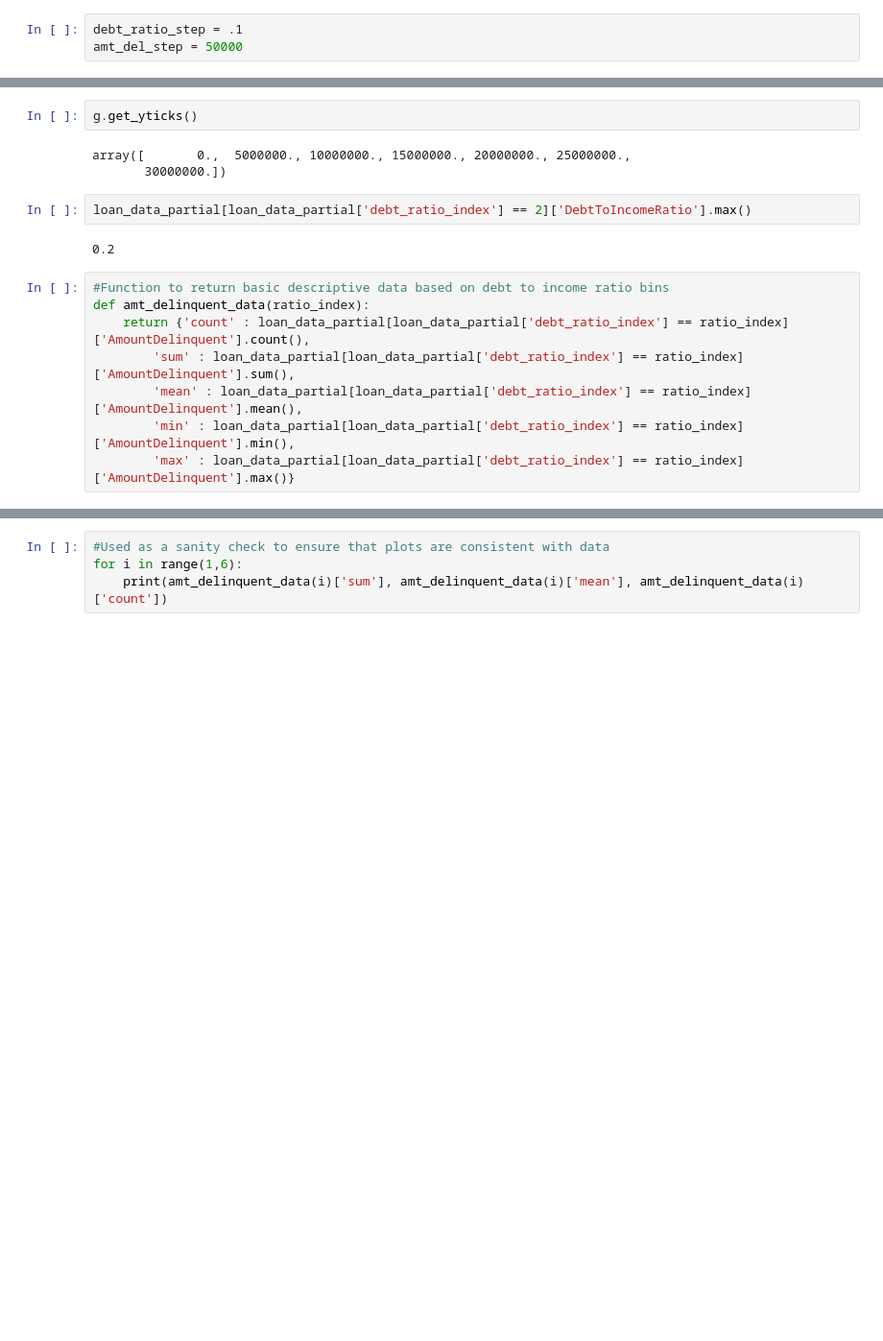
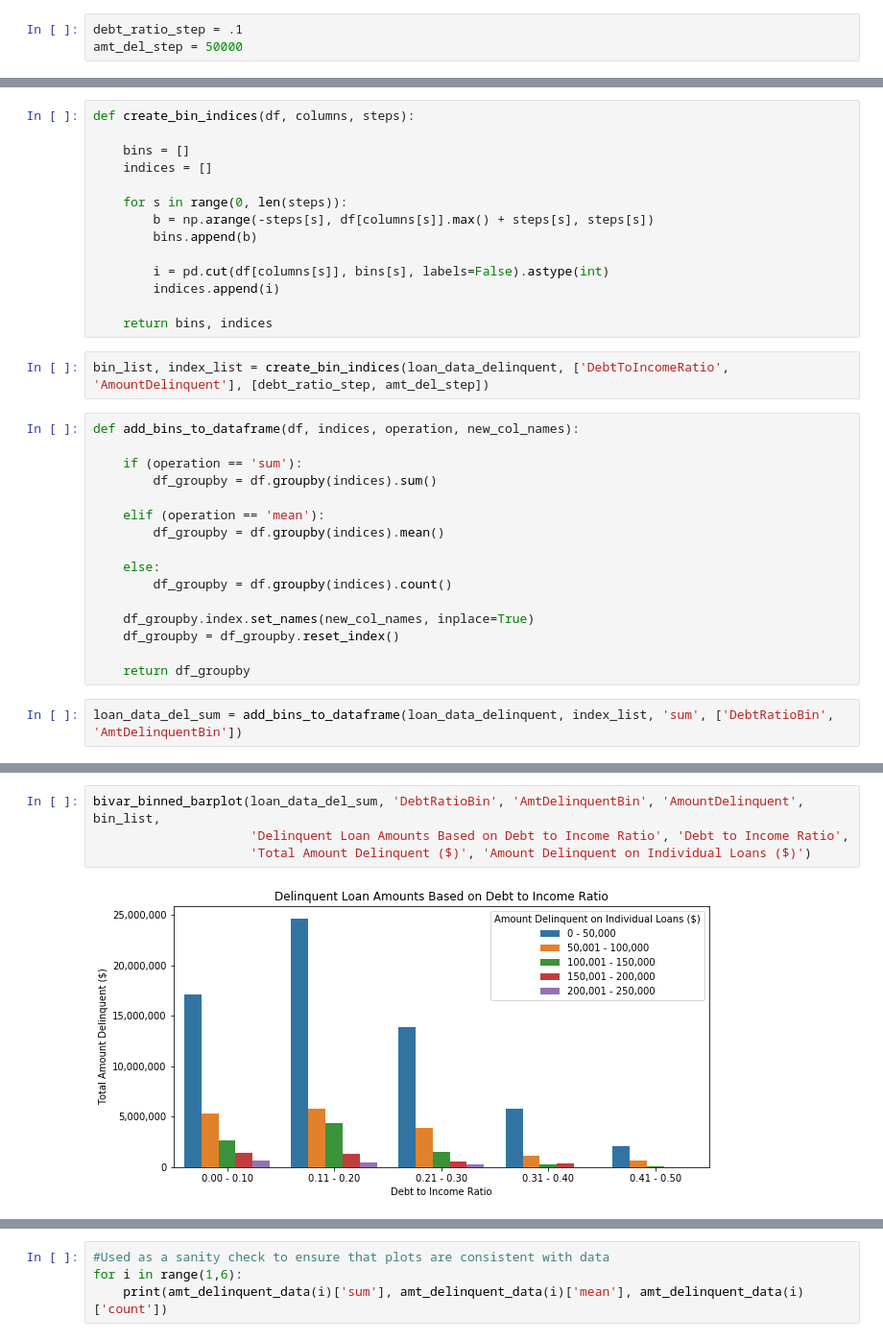
Before and after one commit to louisneira/Data_Visualization, a Jupyter notebook: Data_Visualization.ipynb, the cells around one changed output, grey strips where cells are left out. Shown: that part at 96% size. Saved outputs shown, nothing was run; the diff lists cells and outputs as text; blank space fills up the shorter version.

Commit message:
feat: Add functions to create grouped dataframes

```diff
--- a/Data_Visualization.ipynb
+++ b/Data_Visualization.ipynb
@@ -518,0 +453,34 @@ loan_data_partial_grouped['AmountDelinquent'].sum() / loan_data['AmountDelinquen
+# %%
+def create_bin_indices(df, columns, steps):
+
+    bins = []
+    indices = []
+
+    for s in range(0, len(steps)):
+        b = np.arange(-steps[s], df[columns[s]].max() + steps[s], steps[s])
+        bins.append(b)
+
+        i = pd.cut(df[columns[s]], bins[s], labels=False).astype(int)
+        indices.append(i)
+
+    return bins, indices
+# %%
+bin_list, index_list = create_bin_indices(loan_data_delinquent, ['DebtToIncomeRatio', 'AmountDelinquent'], [debt_ratio_step, amt_del_step])
+# %%
+def add_bins_to_dataframe(df, indices, operation, new_col_names):
+
+    if (operation == 'sum'):
+        df_groupby = df.groupby(indices).sum()
+
+    elif (operation == 'mean'):
+        df_groupby = df.groupby(indices).mean()
+
+    else:
+        df_groupby = df.groupby(indices).count()
+
+    df_groupby.index.set_names(new_col_names, inplace=True)
+    df_groupby = df_groupby.reset_index()
+
+    return df_groupby
+# %%
+loan_data_del_sum = add_bins_to_dataframe(loan_data_delinquent, index_list, 'sum', ['DebtRatioBin', 'AmtDelinquentBin'])
@@ -555,17 +545,6 @@ plt.legend(legend_labels, loc=1);
-# %%
-g.get_yticks()
-# %% [output]
-array([       0.,  5000000., 10000000., 15000000., 20000000., 25000000.,
-       30000000.])
-# %%
-loan_data_partial[loan_data_partial['debt_ratio_index'] == 2]['DebtToIncomeRatio'].max()
-# %% [output]
-0.2
-# %%
-#Function to return basic descriptive data based on debt to income ratio bins
-def amt_delinquent_data(ratio_index):
-    return {'count' : loan_data_partial[loan_data_partial['debt_ratio_index'] == ratio_index]['AmountDelinquent'].count(),
-        'sum' : loan_data_partial[loan_data_partial['debt_ratio_index'] == ratio_index]['AmountDelinquent'].sum(),
-        'mean' : loan_data_partial[loan_data_partial['debt_ratio_index'] == ratio_index]['AmountDelinquent'].mean(),
-        'min' : loan_data_partial[loan_data_partial['debt_ratio_index'] == ratio_index]['AmountDelinquent'].min(),
-        'max' : loan_data_partial[loan_data_partial['debt_ratio_index'] == ratio_index]['AmountDelinquent'].max()}
+# %%
+bivar_binned_barplot(loan_data_del_sum, 'DebtRatioBin', 'AmtDelinquentBin', 'AmountDelinquent', bin_list,
+                     'Delinquent Loan Amounts Based on Debt to Income Ratio', 'Debt to Income Ratio',
+                     'Total Amount Delinquent ($)', 'Amount Delinquent on Individual Loans ($)')
+# %% [output]
+[figure, added]
```
Also changed, not shown: parts of 20 cells of this notebook.
